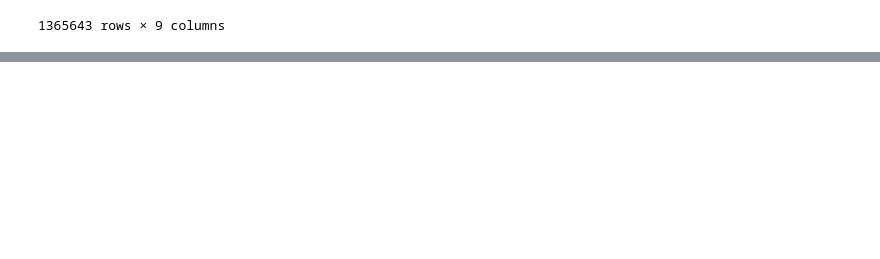
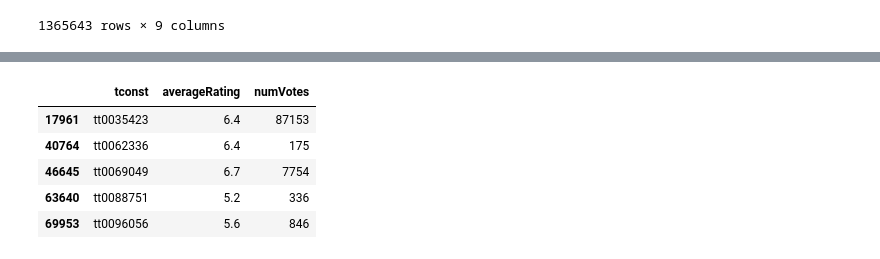
Before and after one commit to kleintjesk/Movie-Success, a Jupyter notebook: Movie Success.ipynb, the cells around one changed output, grey strips where cells are left out. Cells and saved outputs as stored; diff of their text form; code cells hidden in the pictures; blank space fills up the shorter version.

```diff
--- a/Movie Success.ipynb
+++ b/Movie Success.ipynb
@@ -57,0 +154,6 @@ basics
+# %%
+#Load and filter the title ratings file. Load the title ratings data into a dataframe.
+filter_basics = ratings['tconst'].isin(basics['tconst'])
+ratings = ratings[filter_basics]
+# %%
+ratings = ratings.replace({'\\N':np.nan})
@@ -57,0 +173,9 @@ basics
+# %%
+ratings.head()
+# %% [output]
+|  | tconst | averageRating | numVotes |
+| 17961 | tt0035423 | 6.4 | 87153 |
+| 40764 | tt0062336 | 6.4 | 175 |
+| 46645 | tt0069049 | 6.7 | 7754 |
+| 63640 | tt0088751 | 5.2 | 336 |
+| 69953 | tt0096056 | 5.6 | 846 |
```
Also changed, not shown: parts of 14 cells of this notebook.
